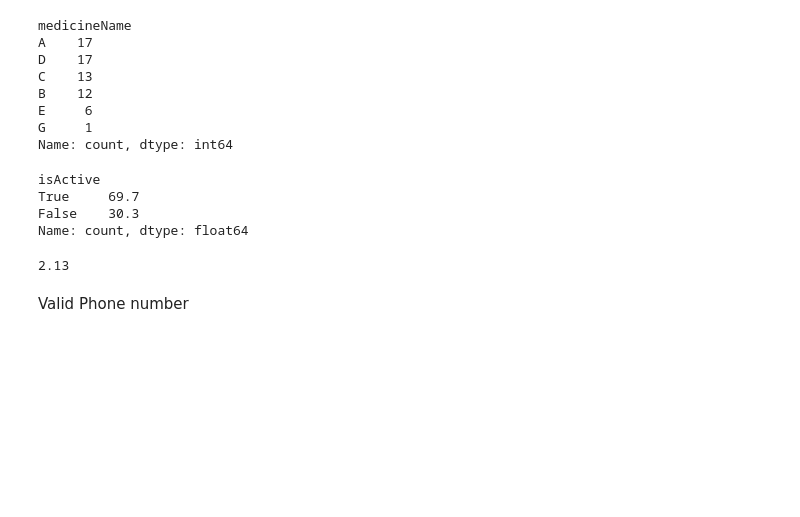
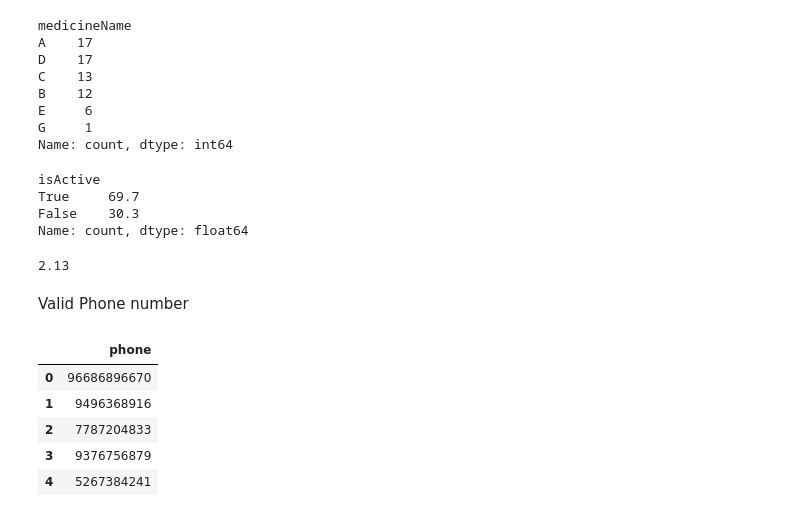
Before and after one commit to sugam21/bajaj-finserv-health-, a Jupyter notebook: test.ipynb, the cells around one changed output. Saved outputs shown, nothing was run; the diff lists cells and outputs as text; code cells hidden in the pictures; blank space fills up the shorter version.

```diff
--- a/test.ipynb
+++ b/test.ipynb
@@ -260,0 +248,16 @@ def is_valid_check(x):
+# %%
+phone_number = []
+for record in data:
+    phone = record.get("phoneNumber", {})
+    phone_number.append(phone)
+# %%
+phone_df = pd.DataFrame(phone_number)
+phone_df.rename(columns={0:"phone"},inplace=True)
+phone_df.head()
+# %% [output]
+|  | phone |
+| 0 | 96686896670 |
+| 1 | 9496368916 |
+| 2 | 7787204833 |
+| 3 | 9376756879 |
+| 4 | 5267384241 |
```
Also changed, not shown: parts of 6 cells of this notebook.
